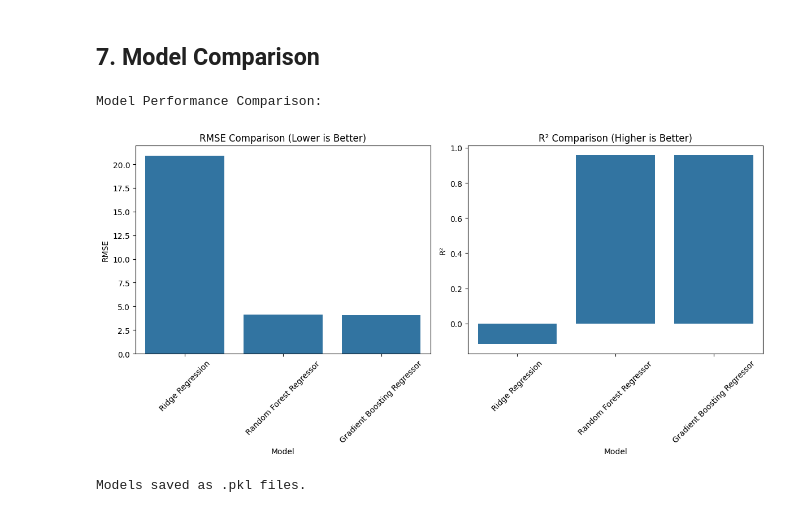
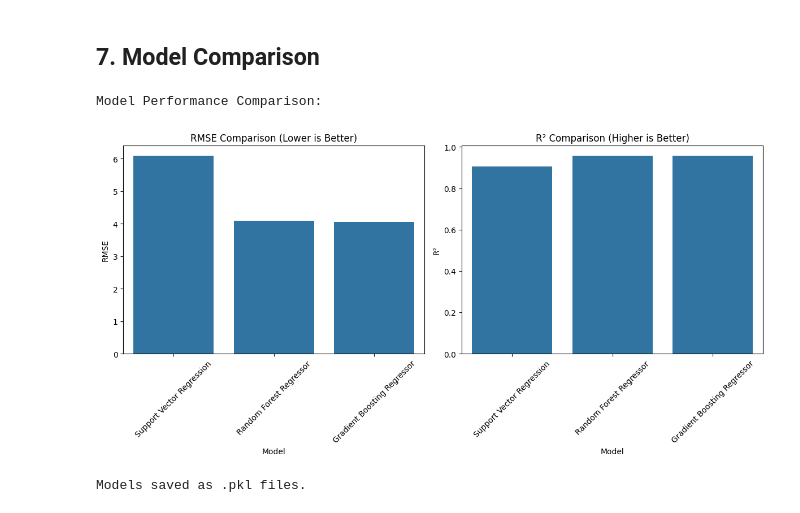
Before and after one commit to marccodesstuff/ptf03-final-requirement, a Jupyter notebook: education.ipynb, the cells around one changed output. Saved outputs shown, nothing was run; the diff lists cells and outputs as text; code cells hidden in the pictures.

```diff
--- a/education.ipynb
+++ b/education.ipynb
@@ -450,33 +457,33 @@ Standard deviation: 3.2223
 ## 7. Model Comparison
 # %%
 # Compare all three models
-metrics_df = pd.DataFrame([ridge_metrics, rf_metrics, gb_metrics])
+metrics_df = pd.DataFrame([svr_metrics, rf_metrics, gb_metrics])
 metrics_df = metrics_df.set_index('Model')
 
 print("Model Performance Comparison:")
 metrics_df
 
 # Visualize performance comparison
 plt.figure(figsize=(12, 6))
 
 # Plot RMSE comparison
 plt.subplot(1, 2, 1)
 sns.barplot(x=metrics_df.index, y='RMSE', data=metrics_df.reset_index())
 plt.title('RMSE Comparison (Lower is Better)')
 plt.xticks(rotation=45)
 plt.tight_layout()
 
 # Plot R² comparison
 plt.subplot(1, 2, 2)
 sns.barplot(x=metrics_df.index, y='R²', data=metrics_df.reset_index())
 plt.title('R² Comparison (Higher is Better)')
 plt.xticks(rotation=45)
 plt.tight_layout()
 
 plt.show()
 # %% [output]
 Model Performance Comparison:
-[figure, old version]
+[figure, new version]
 # %%
 # Save models as H5 file
 import joblib
```
Also changed, not shown: parts of 5 cells of this notebook.
